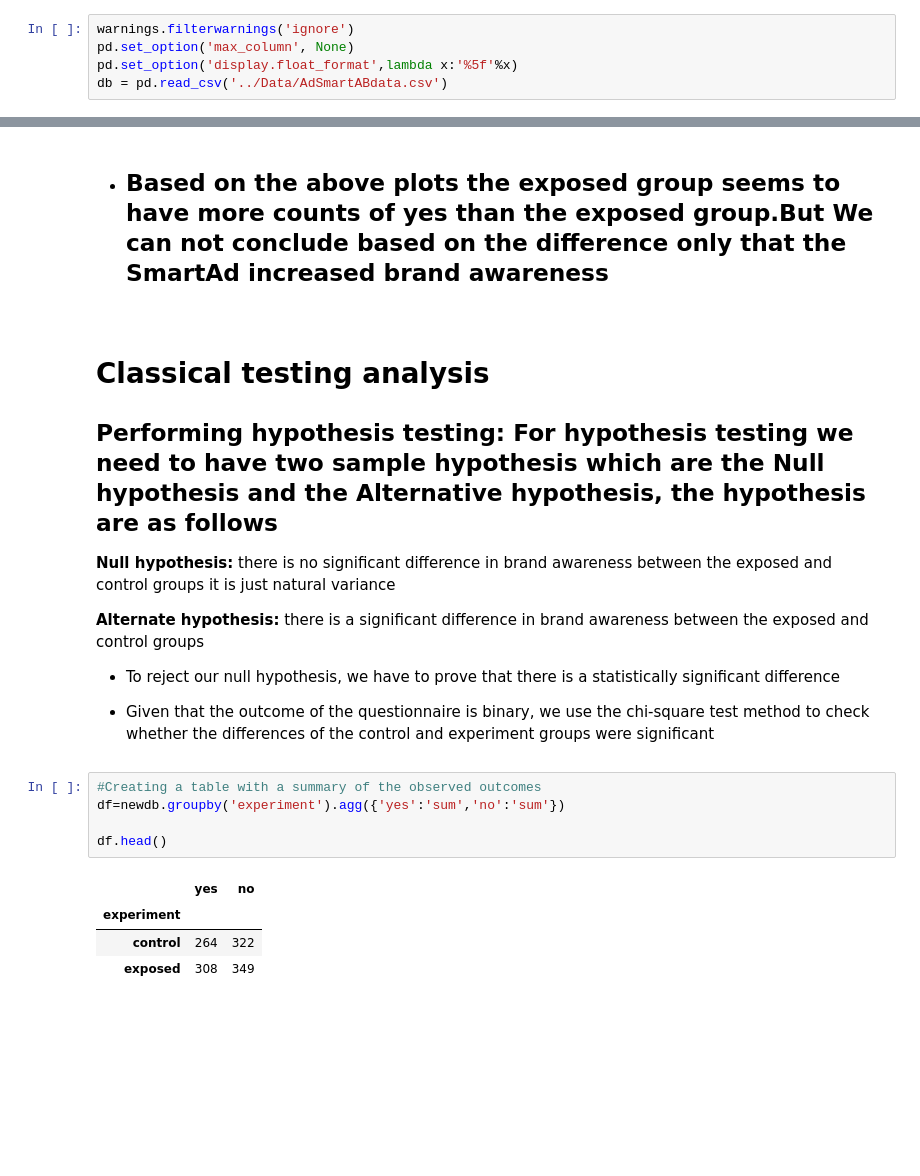
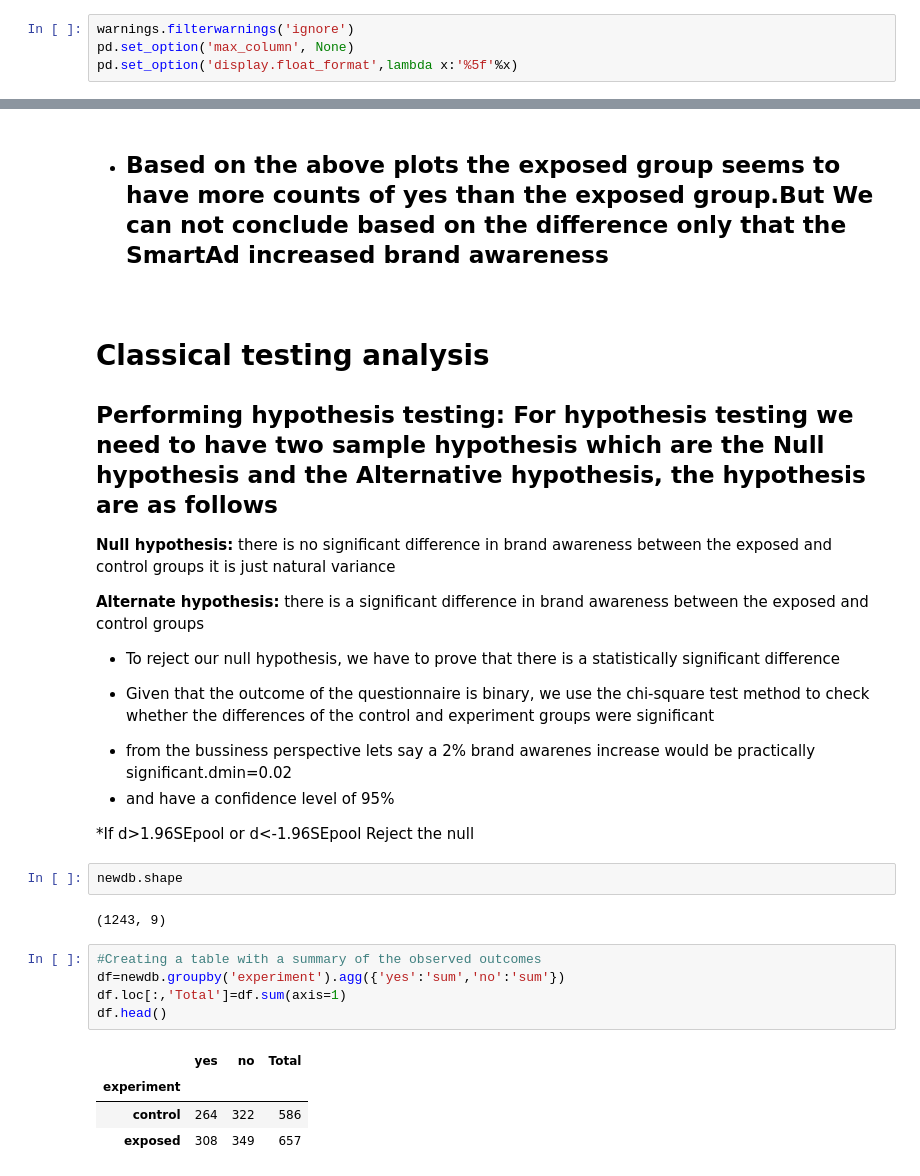
Before and after one commit to nebasam/-hypothesis-testing-for-SmartAd-BIO-service, a Jupyter notebook: notebooks/HypothesisTesting.ipynb, the cells around one changed output, grey strips where cells are left out. Drawn from its saved outputs; the diff is of its cells as text; blank space fills up the shorter version.

Commit message:
performs practical significance

```diff
--- a/notebooks/HypothesisTesting.ipynb
+++ b/notebooks/HypothesisTesting.ipynb
@@ -18,4 +21,3 @@ from scipy import stats
 warnings.filterwarnings('ignore')
 pd.set_option('max_column', None)
 pd.set_option('display.float_format',lambda x:'%5f'%x)
-db = pd.read_csv('../Data/AdSmartABdata.csv')
@@ -220,14 +248,22 @@ newdb.shape
 * To reject our null hypothesis, we have to prove that there is a statistically significant difference
 
 * Given that the outcome of the questionnaire is binary, we use the chi-square test method to check whether the differences of the control and experiment groups were significant
+- from the bussiness perspective lets say a 2% brand awarenes increase would be practically significant.dmin=0.02
+- and have a confidence level of 95%
+
+*If d>1.96SEpool or d<-1.96SEpool Reject the null
+# %%
+newdb.shape
+# %% [output]
+(1243, 9)
 # %%
 #Creating a table with a summary of the observed outcomes
 df=newdb.groupby('experiment').agg({'yes':'sum','no':'sum'})
-
+df.loc[:,'Total']=df.sum(axis=1)
 df.head()
 # %% [output]
-|  | yes | no |
-| experiment |  |  |
-| control | 264 | 322 |
-| exposed | 308 | 349 |
+|  | yes | no | Total |
+| experiment |  |  |  |
+| control | 264 | 322 | 586 |
+| exposed | 308 | 349 | 657 |
 # %%
```
Also changed, not shown: parts of 13 cells of this notebook.
